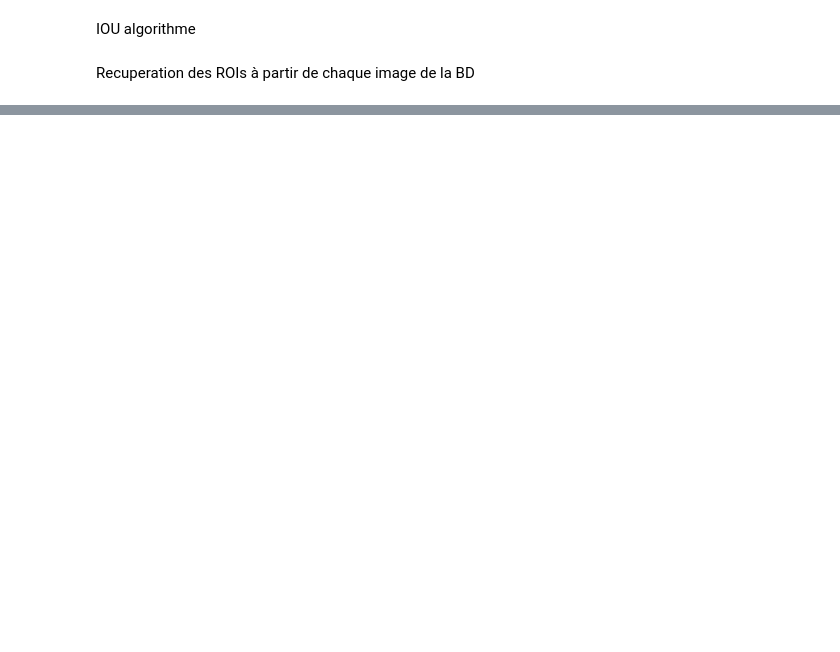
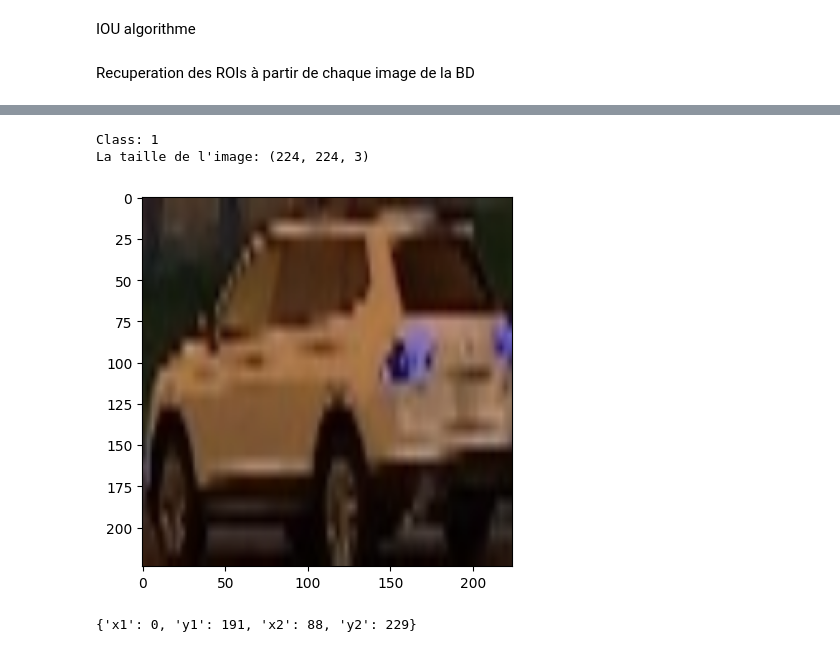
Before and after one commit to Soukainnaaa/Soukainnaaa, a Jupyter notebook: RCNN.ipynb, the cells around one changed output, grey strips where cells are left out. Drawn from its saved outputs; the diff is of its cells as text; code cells hidden in the pictures; blank space fills up the shorter version.

```diff
--- a/RCNN.ipynb
+++ b/RCNN.ipynb
@@ -239,0 +339,17 @@ for i,a in enumerate(Data.values):
+# %%
+imagesRoIs=np.array(imagesRoIs).reshape(-1,224,224,3)
+labelsImages=np.array(labelsImages)
+RiO_reel=np.array(RiO_reel)
+CoordinatesRiOs=np.array(CoordinatesRiOs)
+X=[]
+for i in range(len(imagesRoIs)):
+  X.append([imagesRoIs[i], labelsImages[i],CoordinatesRiOs[i]])
+
+
+print("nombre d'image", len(imagesRoIs),"nombre de labels:",len(labelsImages))
+print("taille des images", imagesRoIs.shape)
+print("tailles des labels", labelsImages.shape)
+print("taille des rois", RiO_reel.shape, CoordinatesRiOs.shape)
+print(len(X))
+
+print("nombre d'image qui ne contient aucune voiture", len(labelsImages[labelsImages==0]),"nombre d'image qui contient les voiture", len(labelsImages[labelsImages==1]))
@@ -239,0 +363,10 @@ for i,a in enumerate(Data.values):
+# %%
+i=random.randint(1,len(labelsImages))
+print('Class:',labelsImages[i])
+print("La taille de l'image:",imagesRoIs[i].shape)
+plt.imshow(imagesRoIs[i])
+plt.show()
+# %% [output]
+Class: 1
+La taille de l'image: (224, 224, 3)
+[figure, added]
@@ -239,0 +379,4 @@ for i,a in enumerate(Data.values):
+# %%
+(x_train[0][2])
+# %% [output]
+{'x1': 0, 'y1': 191, 'x2': 88, 'y2': 229}
```
Also changed, not shown: parts of 17 cells of this notebook.
